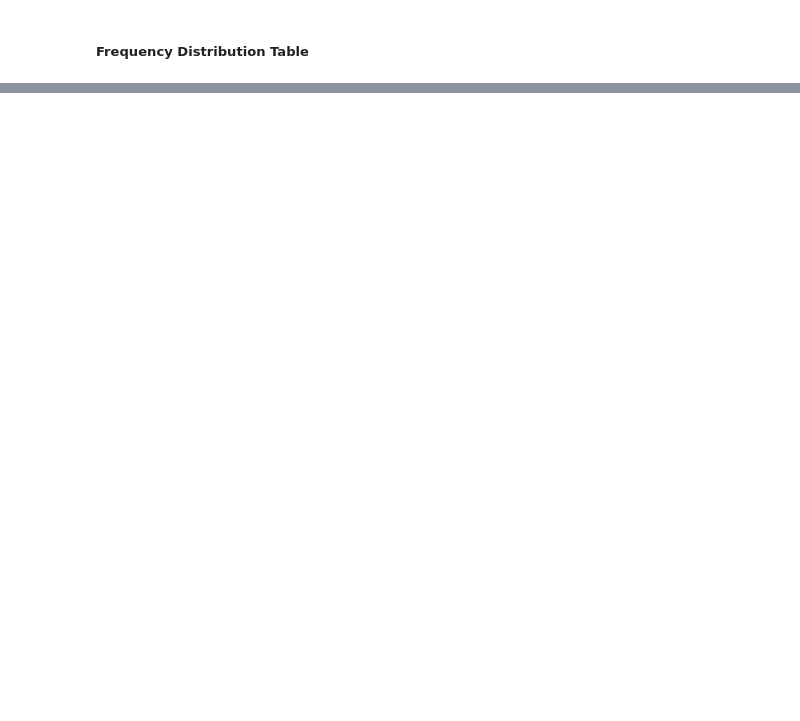
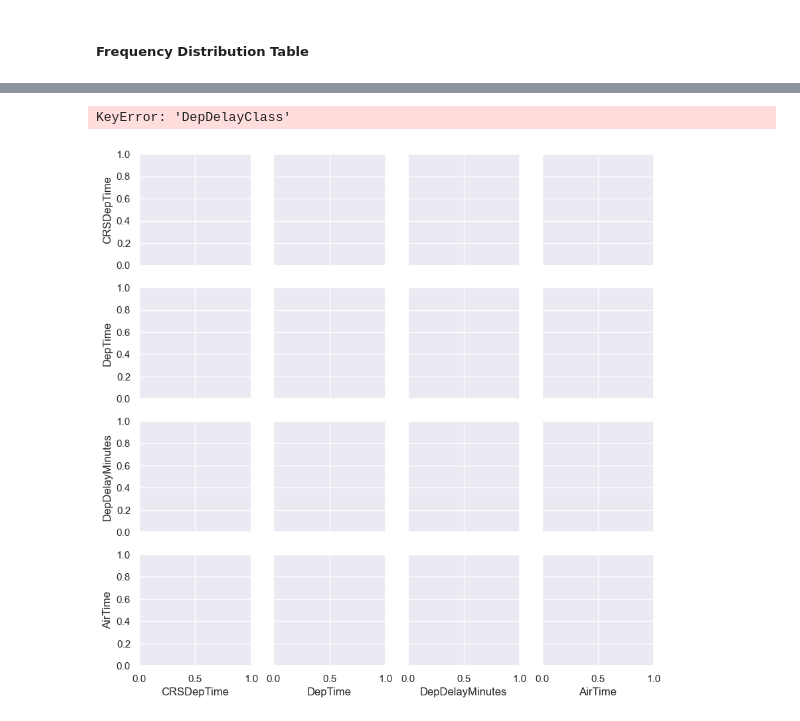
Before and after one commit to georgetown-analytics/team-3, a Jupyter notebook: flight_model/notebooks/STAT/stat1_flight_data_2022.ipynb, the cells around one changed output, grey strips where cells are left out. Cells and saved outputs as stored; diff of their text form; code cells hidden in the pictures; blank space fills up the shorter version.

```diff
--- a/flight_model/notebooks/STAT/stat1_flight_data_2022.ipynb
+++ b/flight_model/notebooks/STAT/stat1_flight_data_2022.ipynb
@@ -326,0 +488,10 @@ cols = ["FlightDate","Tail_Number","Flight_Number","Operating_Airline", "OriginC
+# %%
+col2 = ["CarrierDelay","WeatherDelay",	"NASDelay",	"SecurityDelay","LateAircraftDelay", "FirstDepTime", "TotalAddGTime", "latitude", "longitude", "DepDelayClass"]
+cols = ["FlightDate","CRSDepTime", "DepTime","DepDelayMinutes","AirTime", "FlightStatus"]
+# %%
+
+g = sns.pairplot(df_flights[cols], hue="DepDelayClass")
+plt.show()
+# %% [output]
+KeyError: 'DepDelayClass'
+[figure, added]
```
Also changed, not shown: parts of 30 cells of this notebook.
